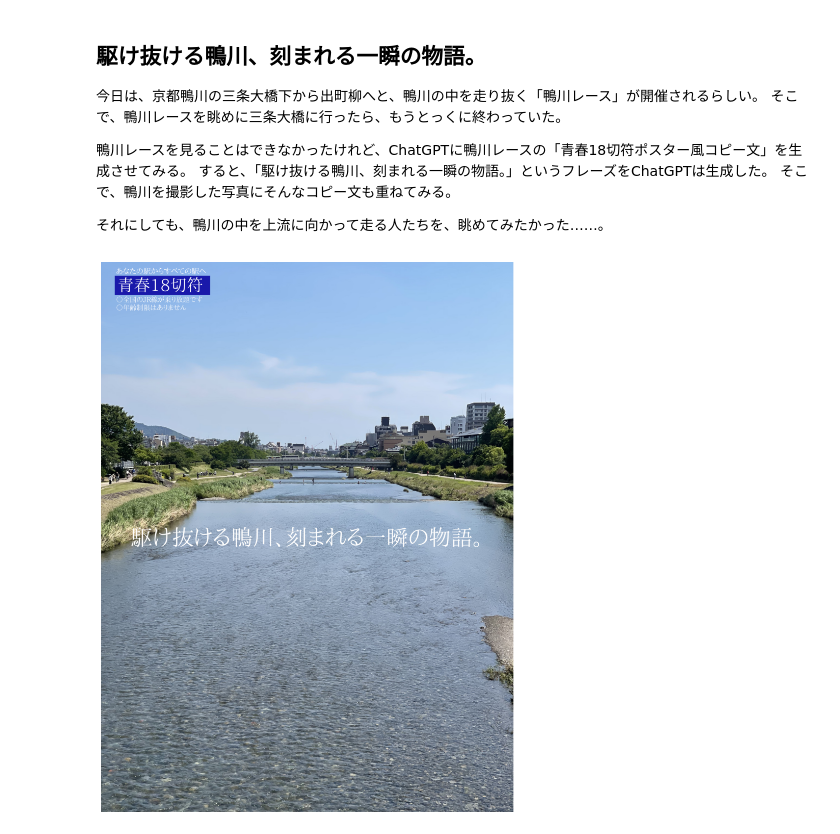
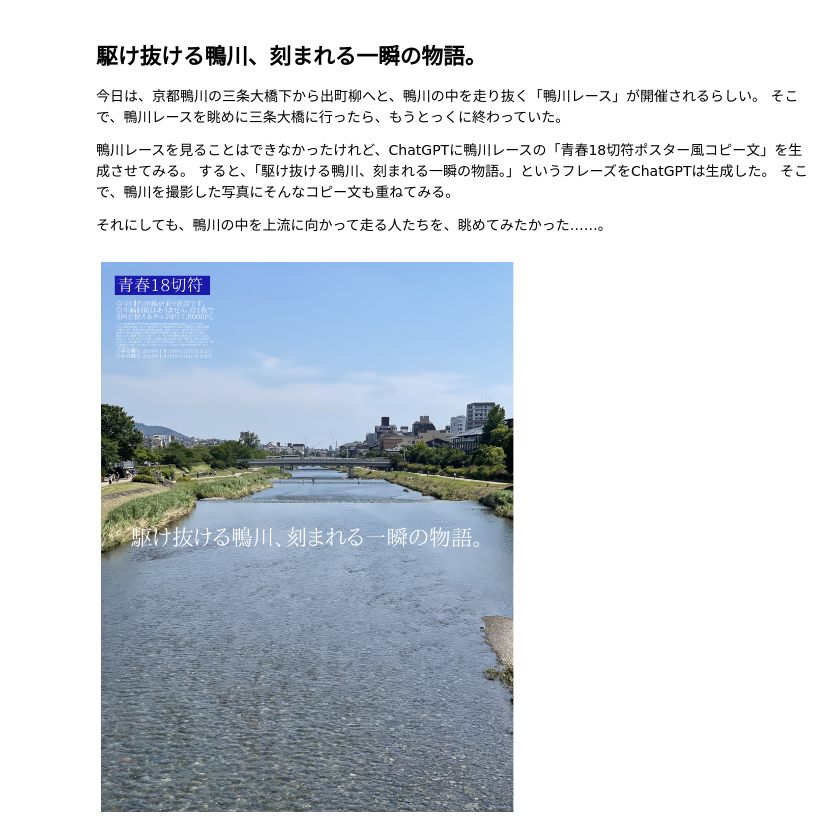
Before and after one commit to hirax/window_of_the_world, a Jupyter notebook: html/_sources/day_240601_seisyun18.ipynb, the cells around one changed output. Cells and saved outputs as stored; diff of their text form; code cells hidden in the pictures.

```diff
--- a/html/_sources/day_240601_seisyun18.ipynb
+++ b/html/_sources/day_240601_seisyun18.ipynb
@@ -47,6 +47,17 @@ def put_text(img, text, anchor, direction,anc_pos, size, color):
               anchor=anc_pos
              )
     return np.array(img)
+
+def put_multilinetext(img, text, anchor, direction, size, color):
+    font = ImageFont.truetype(
+        "data/day_240601_ipamp.ttf", size)
+    img = Image.fromarray(img)
+    draw = ImageDraw.Draw(img)
+    draw.multiline_text(anchor, text,
+            fill=color,
+            font=font,
+            direction=direction)
+    return np.array(img)
 # %%
 hon_mesage='。未来は、次の駅で待っている'
 
@@ -104,43 +141,61 @@ plt.show()
 # %%
 hon_mesage='。駆け抜ける鴨川、刻まれる一瞬の物語'
 
 # 画像を読み込む
 img= cv2.cvtColor(cv2.imread("data/day_240601_IMG_4014.jpg")
                   ,cv2.COLOR_BGR2RGB)
 # 青枠内の文字を描く
 img[100:240,100:800,0]=25
 img[100:240,100:800,1]=25
 img[100:240,100:800,2]=170
 img = put_text(img, '青春18切符',
     (120, 110),  'rtl','lt',
     120,       # ttfから読み出すフォントサイズ
     (255, 255, 255))  # 文字色
-# 青枠上の文字
-mesage='あなたの駅からすべての駅へ'
-img = put_text(img, mesage,
-    (110, 40), 'rtl','lt', # 'rtl' 'mm' lt'
-    55,        # ttfから読み出すフォントサイズ
-    (255, 255, 255))  # 文字色
 # 青枠下の文字
-mesage='全国のJR線が乗り放題です○'
-img = put_text(img, mesage,
-    (110, 110+140), 'rtl','lt', # 'rtl' 'mm' lt'
-    50,        # ttfから読み出すフォントサイズ
-    (255, 255, 255))  # 文字色
-mesage='年齢制限はありません○'
-img = put_text(img, mesage,
-    (110, 110+140+60), 'rtl','lt', # 'rtl' 'mm' lt'
+mesage='''
+。全国のJR線が乗り放題です◎
+年齢制限はありません。◎1枚で◎
+。5回分使えるきっぷが11，5000円
+'''
+img = put_multilinetext(img, mesage,
+    (110, 110+120), 'rtl', # 'rtl' 'mm' lt'
     50,        # ttfから読み出すフォントサイズ
     (255, 255, 255))  # 文字色
 
+mesage='''
+。JRの普通列車・快速列車の普通車自由席と宮島航路に乗ることができます○
+ただし津軽海峡線木古内〜蟹田間及び石勝線新得から新夕張間内の木相互発着
+の場合に限り、特急列車の普通車自由席に乗車できます。当該区間をまたがって
+乗車する場合は乗車全区間の乗車券・特急券が必要です他会社線をご利用の
+場合は、別に運賃・料金が必要です。◎一回の有効期間は乗車当日限りです。夜行
+列車など、翌日にまたがる列車にご乗車の場合は0時を過ぎて最初に停車する駅まで
+有効です。◎全員が同一行程で旅行する場合に限り、グループで使用できます。◎下記
+の連絡先へお申し込み頂くと、JRホテル不ループのホテル宿泊料の割引サービス
+等が受けられます。
+'''
+img = put_multilinetext(img, mesage,
+    (110, 110+130+60+60+60), 'rtl', # 'rtl' 'mm' lt'
+    20,        # ttfから読み出すフォントサイズ
+    (255, 255, 255))  # 文字色
+mesage='''
+発売期間：2024年1月1日から12月31日まで◎
+利用期間：2024年1月1日から12月31日まで◎
+'''
+img = put_multilinetext(img, mesage,
+    (110, 110+130+60+60+60+180), 'rtl', # 'rtl' 'mm' lt'
+    35,        # ttfから読み出すフォントサイズ
+    (255, 255, 255))  # 文字色
+
+# コピー文
 img = put_text(img, hon_mesage,
     (img.shape[1]/2, img.shape[0]/2), 'rtl','mm', # 'rtl' 'mm' lt'
     160,       # ttfから読み出すフォントサイズ
     (255, 255, 255))  # 文字色
 
 fig=plt.figure(figsize=[14,14])
 plt.imshow(img)
 plt.axis('off')
 plt.show()
 # %% [output]
-[figure, old version]
+[figure, new version]
```
Also changed, not shown: parts of 1 cell of this notebook, 38 other files.
